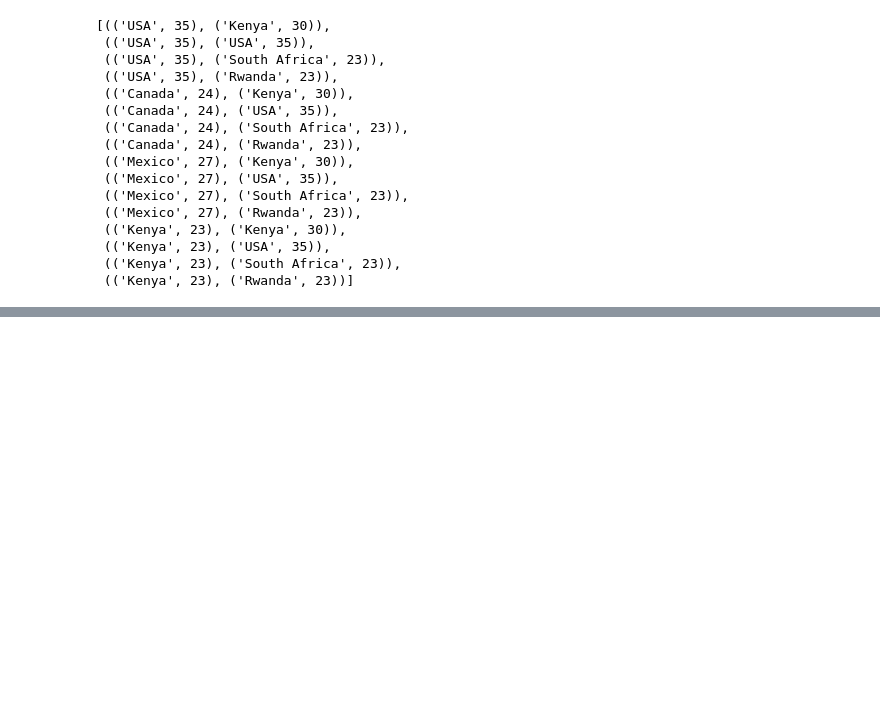
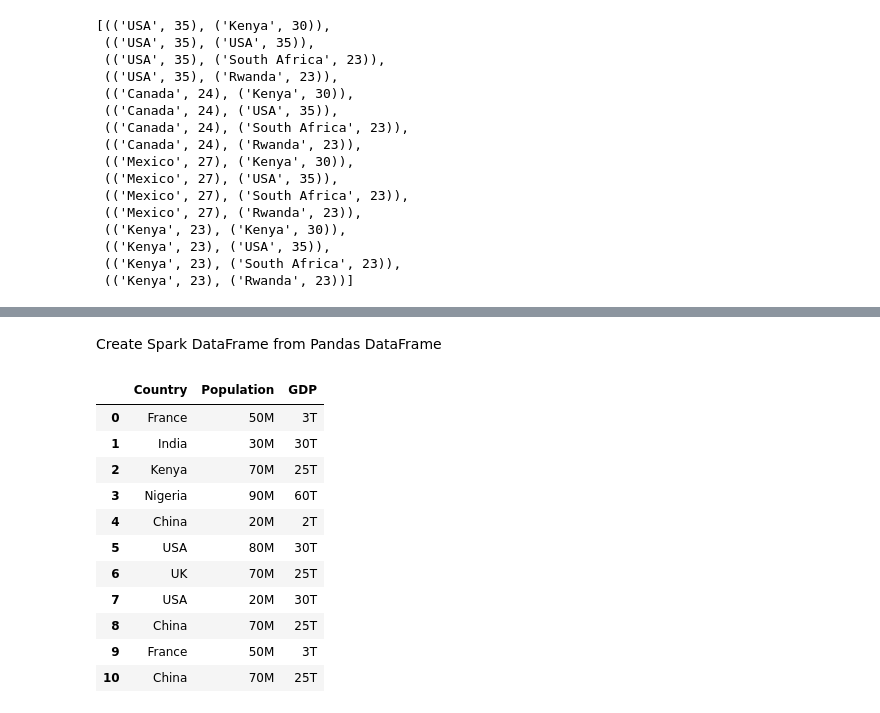
Before and after one commit to SammyOngaya/data2ml, a Jupyter notebook: spark-with-python.ipynb, the cells around one changed output, grey strips where cells are left out. Cells and saved outputs as stored; diff of their text form; code cells hidden in the pictures; blank space fills up the shorter version.

Commit message:
Added pandas on spark with PySpark module

```diff
--- a/spark-with-python.ipynb
+++ b/spark-with-python.ipynb
@@ -290,0 +327,23 @@ a.cartesian(b).collect()
+# %% [markdown]
+Create Spark DataFrame from Pandas DataFrame
+# %%
+# Pandas DataFrame
+pandas_df=pd.DataFrame([['France','50M','3T'],['India','30M','30T'],['Kenya','70M','25T'],
+                     ['Nigeria','90M','60T'],['China','20M','2T'],['USA','80M','30T'],
+                     ['UK','70M','25T'],['USA','20M','30T'],['China','70M','25T'],
+                     ['France', '50M', '3T'],['China','70M','25T'] ],
+                          columns=['Country','Population','GDP'])
+pandas_df
+# %% [output]
+|  | Country | Population | GDP |
+| 0 | France | 50M | 3T |
+| 1 | India | 30M | 30T |
+| 2 | Kenya | 70M | 25T |
+| 3 | Nigeria | 90M | 60T |
+| 4 | China | 20M | 2T |
+| 5 | USA | 80M | 30T |
+| 6 | UK | 70M | 25T |
+| 7 | USA | 20M | 30T |
+| 8 | China | 70M | 25T |
+| 9 | France | 50M | 3T |
+| 10 | China | 70M | 25T |
```
Also changed, not shown: parts of 85 cells of this notebook, 5 other files.
